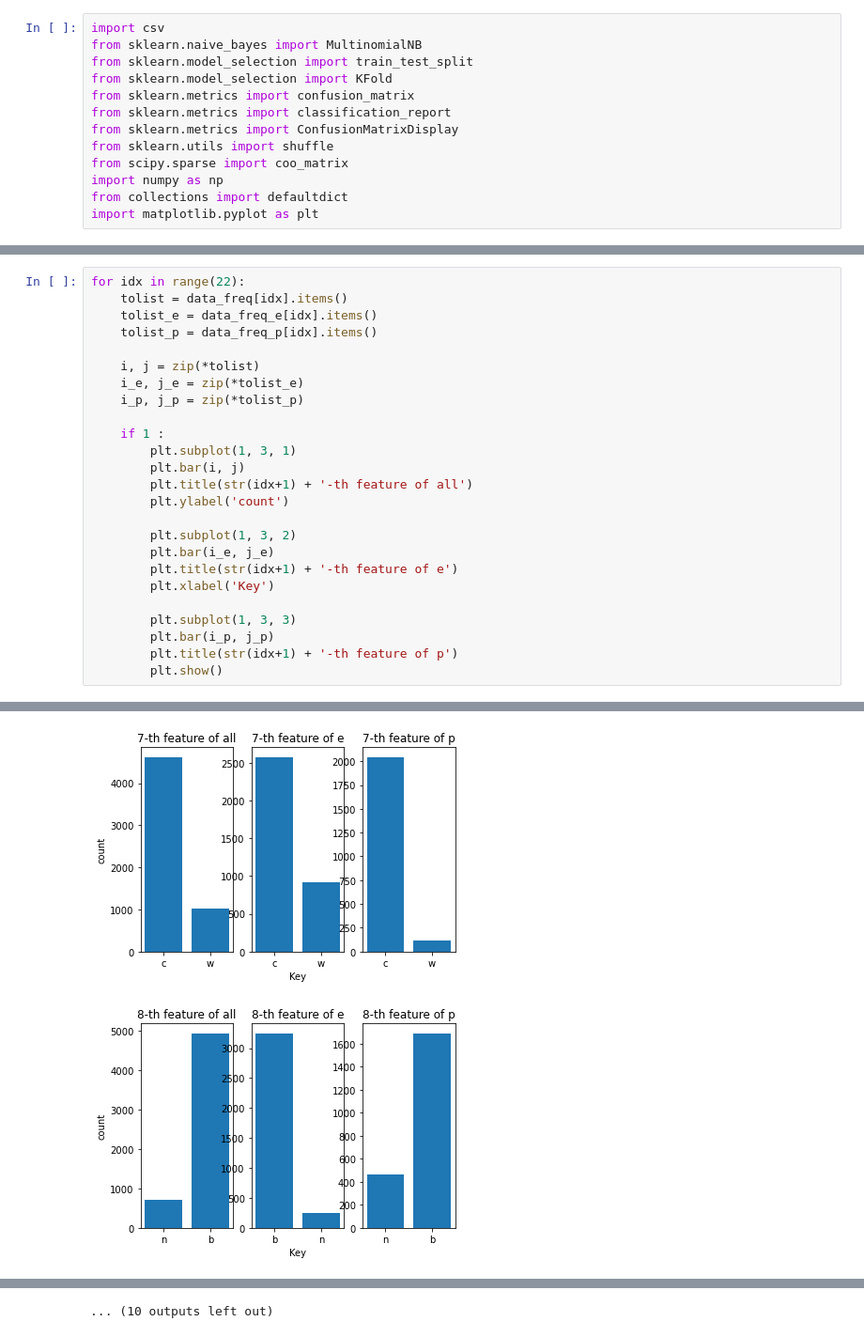
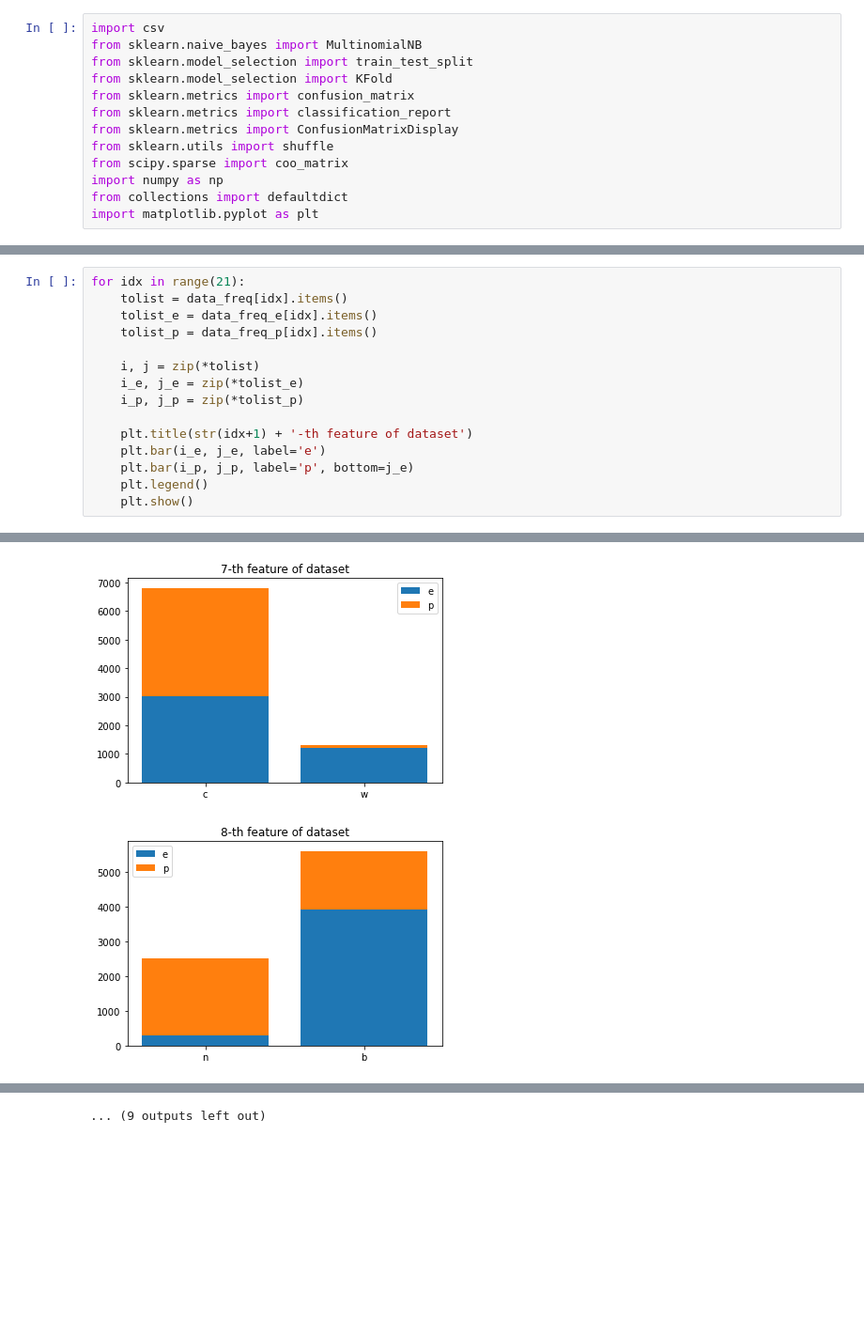
Before and after one commit to banne2266/MachineLearning-NCTU-2021, a Jupyter notebook: HW1/mushroom.ipynb, the cells around one changed output, grey strips where cells are left out. Shown at 94% size. Drawn from its saved outputs; the diff is of its cells as text; blank space fills up the shorter version.

```diff
--- a/HW1/mushroom.ipynb
+++ b/HW1/mushroom.ipynb
@@ -49,5 +70,5 @@ x, X_sparse, y = shuffle(x, X_sparse, y, random_state=0)
 # %%
-for idx in range(22):
+for idx in range(21):
     tolist = data_freq[idx].items()
     tolist_e = data_freq_e[idx].items()
     tolist_p = data_freq_p[idx].items()
@@ -56,19 +77,9 @@ for idx in range(22):
     i_e, j_e = zip(*tolist_e)
     i_p, j_p = zip(*tolist_p)
 
-    if 1 :
-        plt.subplot(1, 3, 1)
-        plt.bar(i, j)
-        plt.title(str(idx+1) + '-th feature of all')
-        plt.ylabel('count')
-
-        plt.subplot(1, 3, 2)
-        plt.bar(i_e, j_e)
-        plt.title(str(idx+1) + '-th feature of e')
-        plt.xlabel('Key')
-
-        plt.subplot(1, 3, 3)
-        plt.bar(i_p, j_p)
-        plt.title(str(idx+1) + '-th feature of p')
-        plt.show()
+    plt.title(str(idx+1) + '-th feature of dataset')
+    plt.bar(i_e, j_e, label='e')
+    plt.bar(i_p, j_p, label='p', bottom=j_e)
+    plt.legend()
+    plt.show()
 # %% [output]
@@ -81,2 +92,2 @@ for idx in range(22):
-[figure, old version]
+[figure, new version]
-[figure, old version]
+[figure, new version]
@@ -87 +98 @@ for idx in range(22):
-... (10 outputs left out)
+... (9 outputs left out)
```
Also changed, not shown: parts of 21 cells of this notebook, 4 other files.
